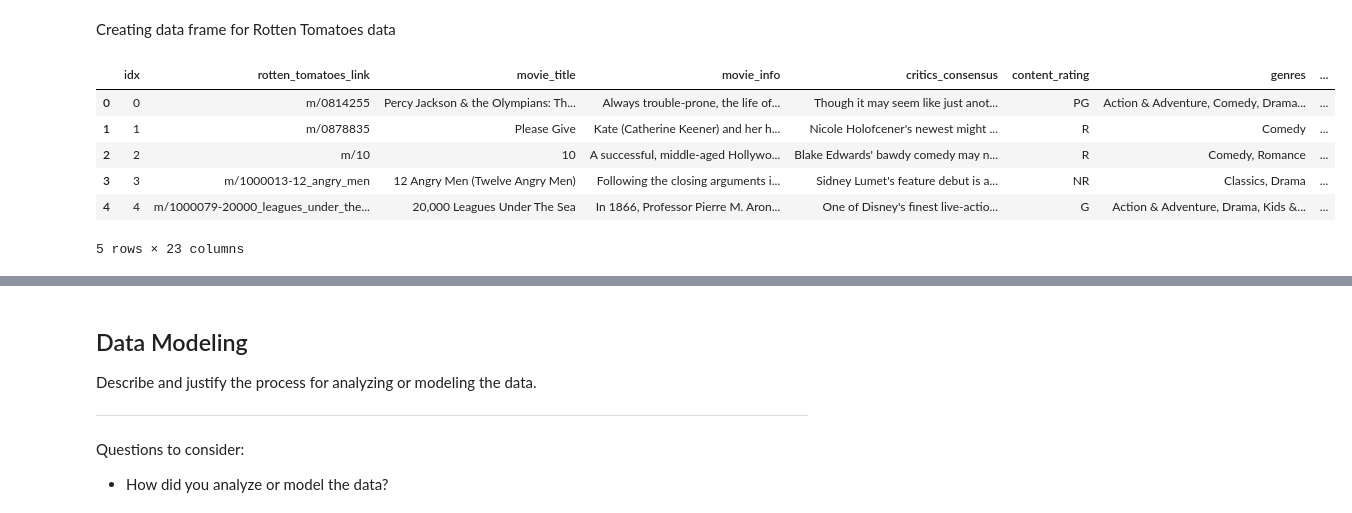
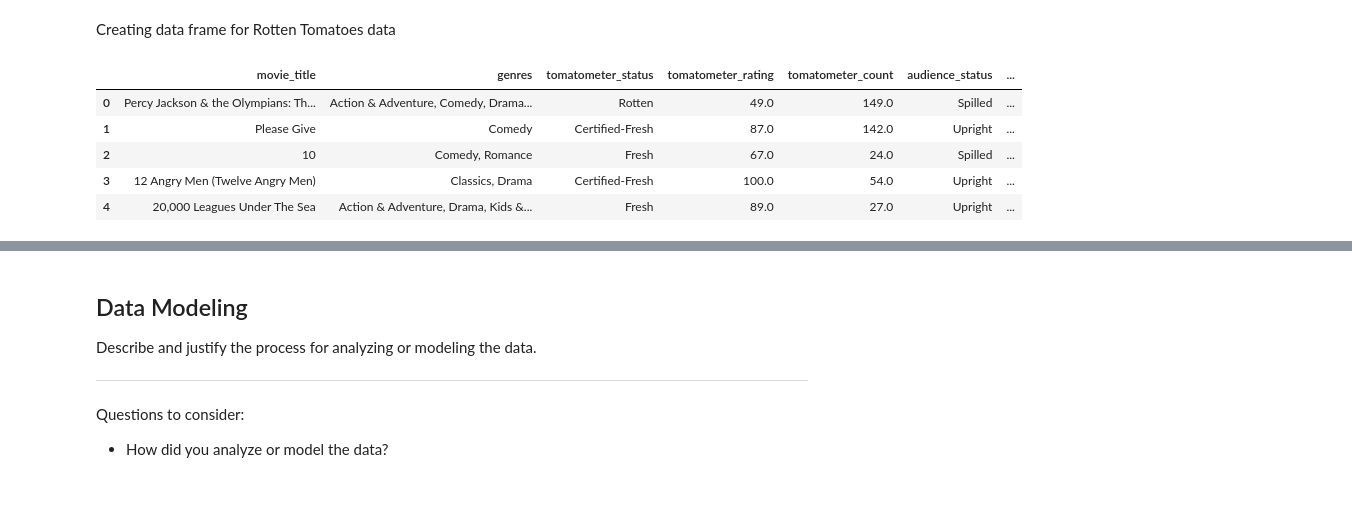
Before and after one commit to nancyho83/Microsoft-Movie-Analysis, a Jupyter notebook: dsc-phase1-project-template.ipynb, the cells around one changed output, grey strips where cells are left out. Saved outputs shown, nothing was run; the diff lists cells and outputs as text; code cells hidden in the pictures.

```diff
--- a/dsc-phase1-project-template.ipynb
+++ b/dsc-phase1-project-template.ipynb
@@ -132,16 +151,15 @@ ratings_df.head(10)
 # %% [markdown]
 Creating data frame for Rotten Tomatoes data
 # %%
-cur.execute("""SELECT *
+cur.execute("""SELECT movie_title, genres, tomatometer_status, tomatometer_rating, tomatometer_count, audience_status, audience_rating, audience_count
                FROM rotten_tomatoes_movies;""")
 rotten_tomatoes_df = pd.DataFrame(cur.fetchall())
 rotten_tomatoes_df.columns = [x[0] for x in cur.description]
 rotten_tomatoes_df.head(5)
 # %% [output]
-|  | idx | rotten_tomatoes_link | movie_title | movie_info | critics_consensus | content_rating | genres | ... |
-| 0 | 0 | m/0814255 | Percy Jackson & the Olympians: Th... | Always trouble-prone, the life of... | Though it may seem like just anot... | PG | Action & Adventure, Comedy, Drama... | ... |
-| 1 | 1 | m/0878835 | Please Give | Kate (Catherine Keener) and her h... | Nicole Holofcener's newest might ... | R | Comedy | ... |
-| 2 | 2 | m/10 | 10 | A successful, middle-aged Hollywo... | Blake Edwards' bawdy comedy may n... | R | Comedy, Romance | ... |
-| 3 | 3 | m/1000013-12_angry_men | 12 Angry Men (Twelve Angry Men) | Following the closing arguments i... | Sidney Lumet's feature debut is a... | NR | Classics, Drama | ... |
-| 4 | 4 | m/1000079-20000_leagues_under_the... | 20,000 Leagues Under The Sea | In 1866, Professor Pierre M. Aron... | One of Disney's finest live-actio... | G | Action & Adventure, Drama, Kids &... | ... |
+|  | movie_title | genres | tomatometer_status | tomatometer_rating | tomatometer_count | audience_status | ... |
+| 0 | Percy Jackson & the Olympians: Th... | Action & Adventure, Comedy, Drama... | Rotten | 49.0 | 149.0 | Spilled | ... |
+| 1 | Please Give | Comedy | Certified-Fresh | 87.0 | 142.0 | Upright | ... |
+| 2 | 10 | Comedy, Romance | Fresh | 67.0 | 24.0 | Spilled | ... |
+| 3 | 12 Angry Men (Twelve Angry Men) | Classics, Drama | Certified-Fresh | 100.0 | 54.0 | Upright | ... |
+| 4 | 20,000 Leagues Under The Sea | Action & Adventure, Drama, Kids &... | Fresh | 89.0 | 27.0 | Upright | ... |
-5 rows × 23 columns
```
Also changed, not shown: parts of 6 cells of this notebook.
